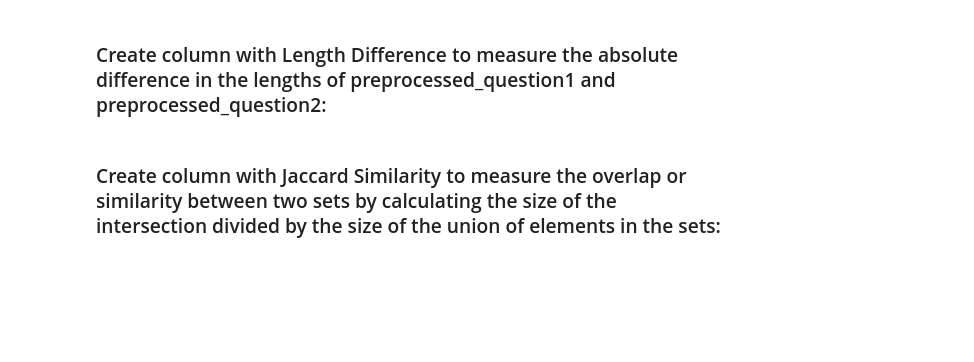
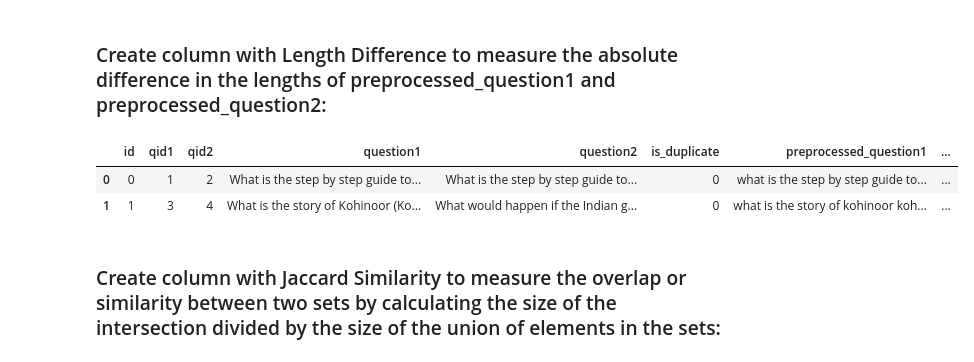
Before and after one commit to Brittanysacha/Mini-Project-V, a Jupyter notebook: mini_project_V.ipynb, the cells around one changed output. Cells and saved outputs as stored; diff of their text form; code cells hidden in the pictures; blank space fills up the shorter version.

```diff
--- a/mini_project_V.ipynb
+++ b/mini_project_V.ipynb
@@ -242,10 +237,0 @@ quora_questions = pd.read_csv('quora_questions_cosine_similarity.csv')
-# %%
-# Calculate Word2Vec
-word2vec_model = Word2Vec(pd.concat([quora_questions['tokenized_question1'], quora_questions['tokenized_question2']]), vector_size=100, window=5, min_count=1, workers=4)
-
-# Calculate average Word2Vec for each question
-quora_questions['word2vec_question1'] = quora_questions['tokenized_question1'].apply(lambda x: np.mean([word2vec_model.wv[word] for word in x], axis=0))
-quora_questions['word2vec_question2'] = quora_questions['tokenized_question2'].apply(lambda x: np.mean([word2vec_model.wv[word] for word in x], axis=0))
-
-# Calculate Common Words
-quora_questions['common_words'] = quora_questions.apply(lambda row: len(set(row['tokenized_question1']).intersection(set(row['tokenized_question2']))), axis=1)
@@ -272,3 +261,9 @@ plt.show()
 ### Create column with Length Difference to measure the absolute difference in the lengths of preprocessed_question1 and preprocessed_question2:
 # %%
 quora_questions['length_difference'] = abs(quora_questions['preprocessed_question1'].str.len() - quora_questions['preprocessed_question2'].str.len())
+# %%
+quora_questions.head(2)
+# %% [output]
+|  | id | qid1 | qid2 | question1 | question2 | is_duplicate | preprocessed_question1 | ... |
+| 0 | 0 | 1 | 2 | What is the step by step guide to... | What is the step by step guide to... | 0 | what is the step by step guide to... | ... |
+| 1 | 1 | 3 | 4 | What is the story of Kohinoor (Ko... | What would happen if the Indian g... | 0 | what is the story of kohinoor koh... | ... |
```
Also changed, not shown: parts of 23 cells of this notebook.
